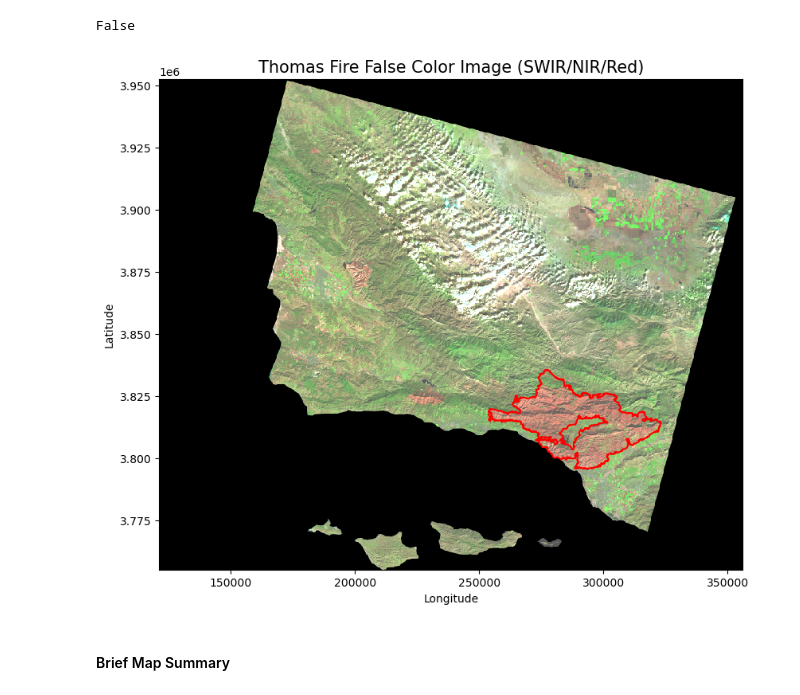
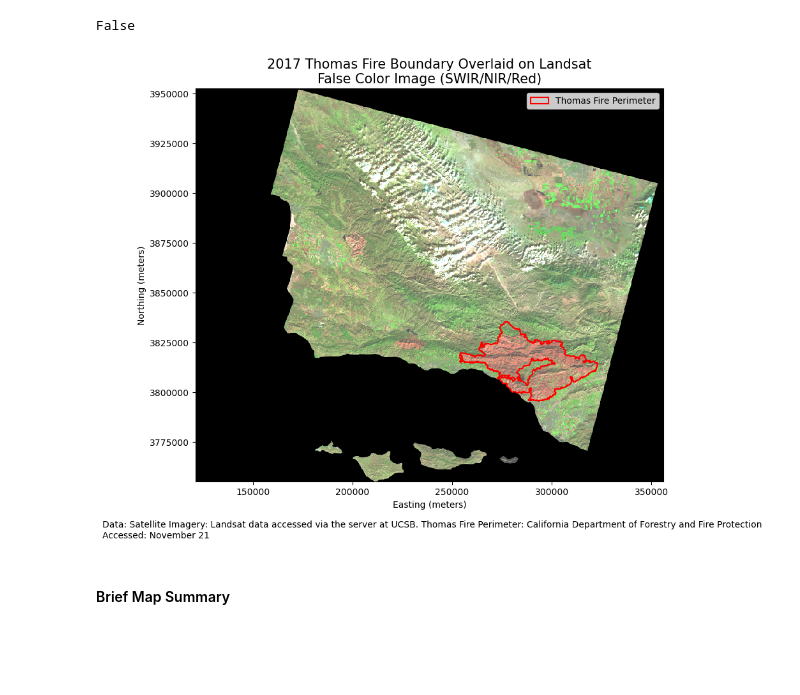
Before and after one commit to llumj/eds220-hwk4, a Jupyter notebook: hwk4-task2-false-color-Mull.ipynb, the cells around one changed output. Drawn from its saved outputs; the diff is of its cells as text; code cells hidden in the pictures; blank space fills up the shorter version.

```diff
--- a/hwk4-task2-false-color-Mull.ipynb
+++ b/hwk4-task2-false-color-Mull.ipynb
@@ -116,22 +126,34 @@ False
 # %%
 # Ensure CRS matches (transform CRS if necessary)
 if fire_bound.crs != color_bands.rio.crs:
     fire_bound = fire_bound.to_crs(color_bands.rio.crs)
 
 # Plot the RGB image with robust scaling
 fig, ax = plt.subplots(figsize=(10, 8))
 color_bands[['swir22', 'nir08', 'red']].to_array().plot.imshow(ax=ax, robust=True)
 
+# Set the y-axis to display integers only
+ax.yaxis.set_major_formatter(ticker.FormatStrFormatter('%d'))
+
 # Overlay the fire perimeter
 fire_bound.plot(ax=ax, edgecolor='red', facecolor='none', linewidth=1.5, label='Thomas Fire Perimeter')
 
 # Customize the plot
-ax.set_title('Thomas Fire False Color Image (SWIR/NIR/Red)', fontsize=15)
-ax.set_xlabel('Longitude')
-ax.set_ylabel('Latitude')
+ax.set_title('2017 Thomas Fire Boundary Overlaid on Landsat\nFalse Color Image (SWIR/NIR/Red)', fontsize=15)
+ax.set_xlabel('Easting (meters)')
+ax.set_ylabel('Northing (meters)')
+
+# Add a custom legend
+legend_handles = [Patch(facecolor='none', edgecolor='red', linewidth=1.5, label='Thomas Fire Perimeter')]
+ax.legend(handles=legend_handles, loc='upper right')
+
+# PLot figure text
+plt.figtext(0, 0,
+           "Data: Satellite Imagery: Landsat data accessed via the server at UCSB. Thomas Fire Perimeter: California Department of Forestry and Fire Protection\nAccessed: November 21")
+
 plt.show()
 # %% [output]
-[figure, old version]
+[figure, new version]
 # %% [markdown]
 #### Brief Map Summary
 # %% [markdown]
```
Also changed, not shown: parts of 3 cells of this notebook.
